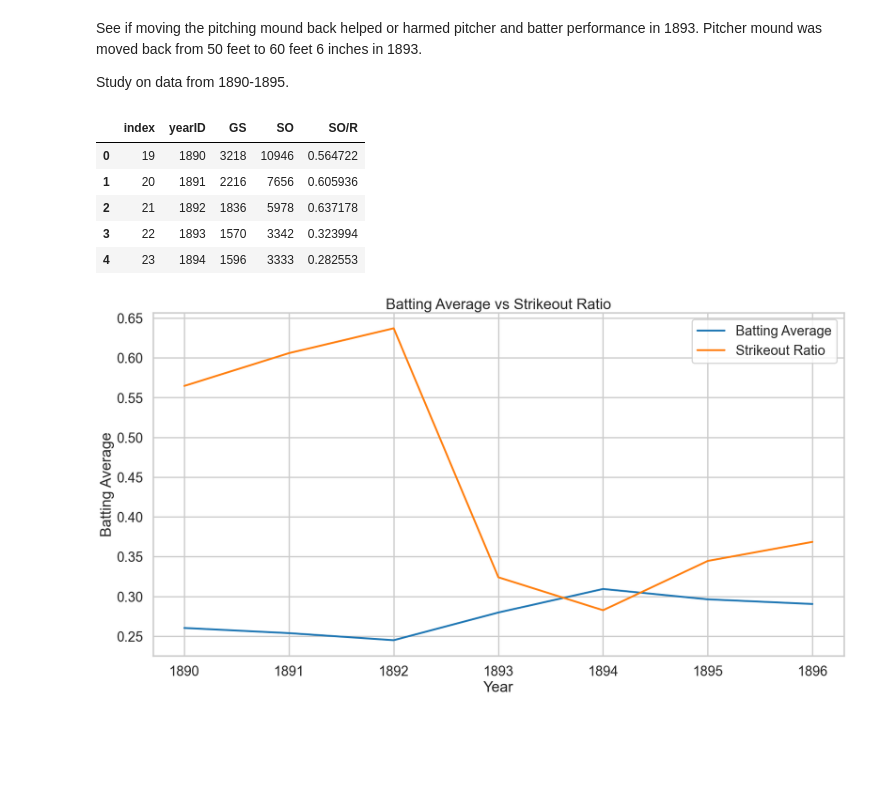
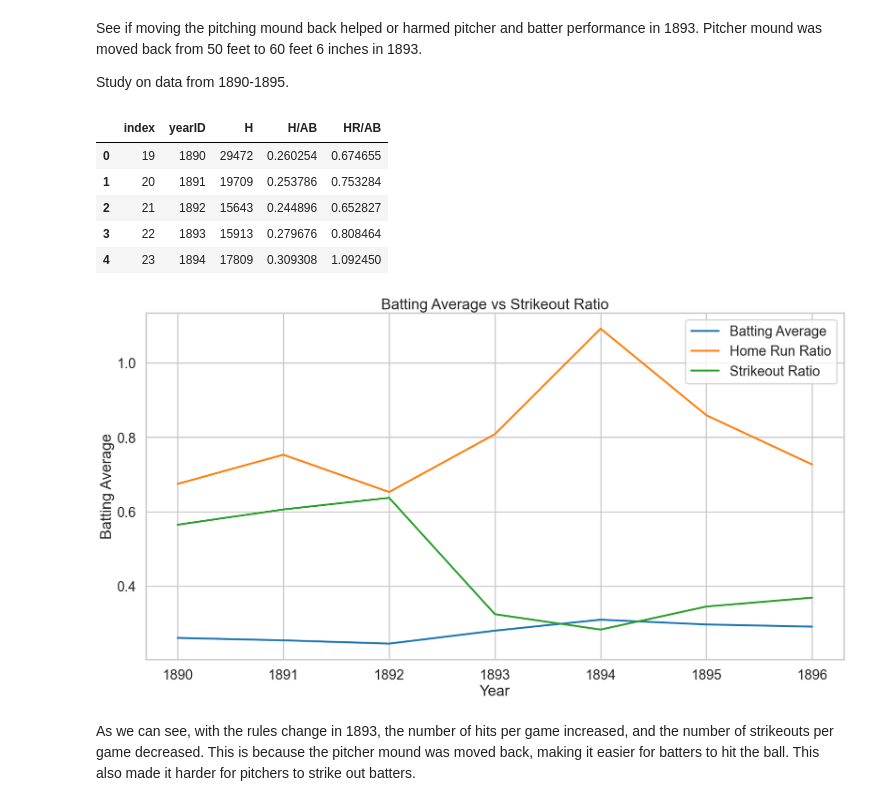
Before and after one commit to thatsmellything/preject-1-datascienceinpractice, a Jupyter notebook: Project1.ipynb, the cells around one changed output. Saved outputs shown, nothing was run; the diff lists cells and outputs as text; code cells hidden in the pictures; blank space fills up the shorter version.

```diff
--- a/Project1.ipynb
+++ b/Project1.ipynb
@@ -217,11 +217,11 @@ battingDataSet = battingDataSet[battingDataSet['yearID'] <= 1896]
 battingDataSet['H/AB'] = battingDataSet['H']/battingDataSet['AB']
 battingDataSet['H/AB'] = battingDataSet['H/AB'].fillna(0)
 battingDataSet['HR/AB'] = battingDataSet['HR']/battingDataSet['AB']
-
+battingDataSet['HR/AB'] = battingDataSet['HR/AB']*50
 #drop columns
 battingDataSet = battingDataSet.drop(columns=['stint','G','AB','R','HR','2B','3B','RBI','SB','CS','BB','SO','IBB','HBP','SH','SF','GIDP'])
 battingDataSet = battingDataSet.reset_index()
-battingDataSet.head()
+
 
 #Pitching strikout averages from years 1890-1896
 pitchingDataSet = pitchingDataSet.groupby('yearID').sum()
@@ -234,24 +234,28 @@ pitchingDataSet['SO/R'] = pitchingDataSet['SO/R'].fillna(0)
 pitchingDataSet = pitchingDataSet.drop(columns=['stint','G','W','L','CG','SHO','SV','IPouts','H','ER','HR','BB','BAOpp','ERA','IBB','WP','HBP','BK','BFP','GF','R','SH','SF','GIDP'])
 pitchingDataSet = pitchingDataSet.reset_index()
 #pitchingDataSet.head()
+battingDataSet.head()
 # %% [output]
-|  | index | yearID | GS | SO | SO/R |
-| 0 | 19 | 1890 | 3218 | 10946 | 0.564722 |
-| 1 | 20 | 1891 | 2216 | 7656 | 0.605936 |
-| 2 | 21 | 1892 | 1836 | 5978 | 0.637178 |
-| 3 | 22 | 1893 | 1570 | 3342 | 0.323994 |
-| 4 | 23 | 1894 | 1596 | 3333 | 0.282553 |
+|  | index | yearID | H | H/AB | HR/AB |
+| 0 | 19 | 1890 | 29472 | 0.260254 | 0.674655 |
+| 1 | 20 | 1891 | 19709 | 0.253786 | 0.753284 |
+| 2 | 21 | 1892 | 15643 | 0.244896 | 0.652827 |
+| 3 | 22 | 1893 | 15913 | 0.279676 | 0.808464 |
+| 4 | 23 | 1894 | 17809 | 0.309308 | 1.092450 |
 # %%
 #graphing
 sns.set_style("whitegrid")
 sns.set_context("poster")
 plt.figure(figsize=(20,10))
 plt.title("Batting Average vs Strikeout Ratio")
 plt.xlabel("Year")
 plt.ylabel("Batting Average")
 plt.plot(battingDataSet['yearID'], battingDataSet['H/AB'], label="Batting Average")
+plt.plot(battingDataSet['yearID'], battingDataSet['HR/AB'], label="Home Run Ratio")
 plt.plot(pitchingDataSet['yearID'], pitchingDataSet['SO/R'], label="Strikeout Ratio")
 plt.legend()
 plt.show()
 # %% [output]
-[figure, old version]
+[figure, new version]
+# %% [markdown]
+As we can see, with the rules change in 1893, the number of hits per game increased, and the number of strikeouts per game decreased. This is because the pitcher mound was moved back, making it easier for batters to hit the ball. This also made it harder for pitchers to strike out batters.
```
Also changed, not shown: parts of 4 cells of this notebook.
